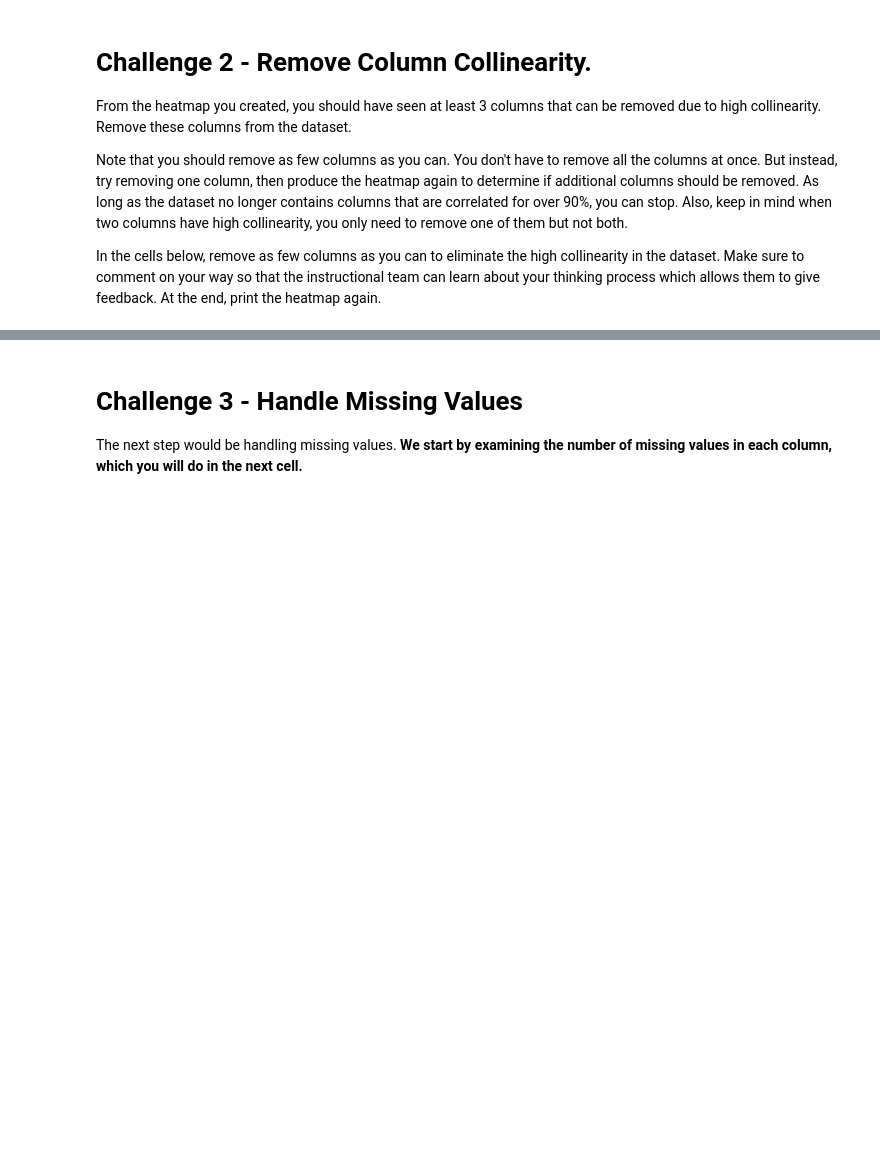
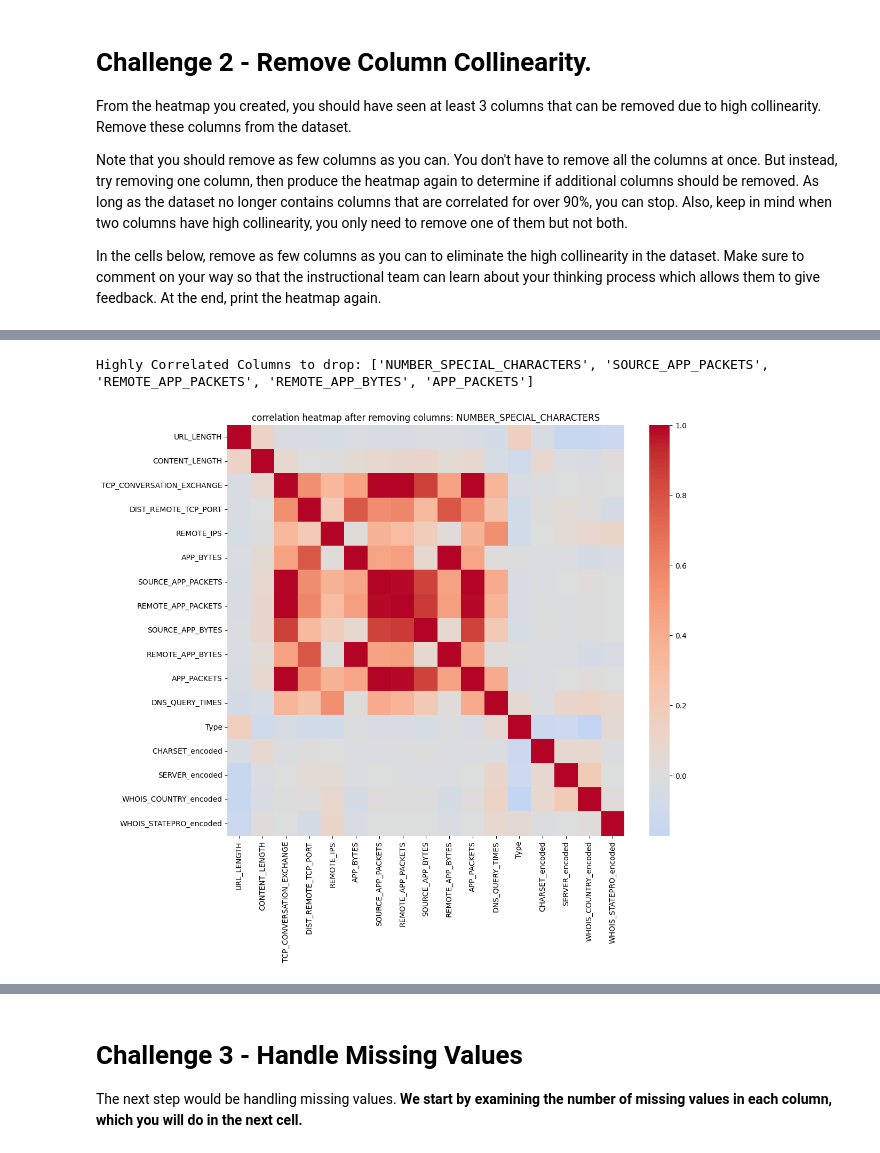
Before and after one commit to TiagoBorges-lab/lab-supervised-learning-en, a Jupyter notebook: your-code/main.ipynb, the cells around one changed output, grey strips where cells are left out. Drawn from its saved outputs; the diff is of its cells as text; code cells hidden in the pictures; blank space fills up the shorter version.

```diff
--- a/your-code/main.ipynb
+++ b/your-code/main.ipynb
@@ -223,0 +326,23 @@ In the cells below, remove as few columns as you can to eliminate the high colli
+# %%
+#identify pairs of columns with high correlation > 0.9
+threshold = 0.9
+
+upper = corr_matrix.where(np.triu(np.ones(corr_matrix.shape), k=1).astype(bool))
+
+#find index of feature columns with correlation greater than 0.9
+to_drop = [column for column in upper.columns if any(upper[column].abs() > threshold)]
+print("Highly Correlated Columns to drop:", to_drop)
+# %% [output]
+Highly Correlated Columns to drop: ['NUMBER_SPECIAL_CHARACTERS', 'SOURCE_APP_PACKETS', 'REMOTE_APP_PACKETS', 'REMOTE_APP_BYTES', 'APP_PACKETS']
+# %%
+websites_reduced = websites.drop(columns=["NUMBER_SPECIAL_CHARACTERS"])
+
+numeric_df = websites_reduced.select_dtypes(include=['int64', 'float64', 'bool'])
+corr_matrix = numeric_df.corr()
+
+plt.figure(figsize=(12, 10))
+sns.heatmap(corr_matrix, cmap='coolwarm', center=0)
+plt.title('correlation heatmap after removing columns: NUMBER_SPECIAL_CHARACTERS')
+plt.show()
+# %% [output]
+[figure, added]
```
Also changed, not shown: parts of 62 cells of this notebook.
